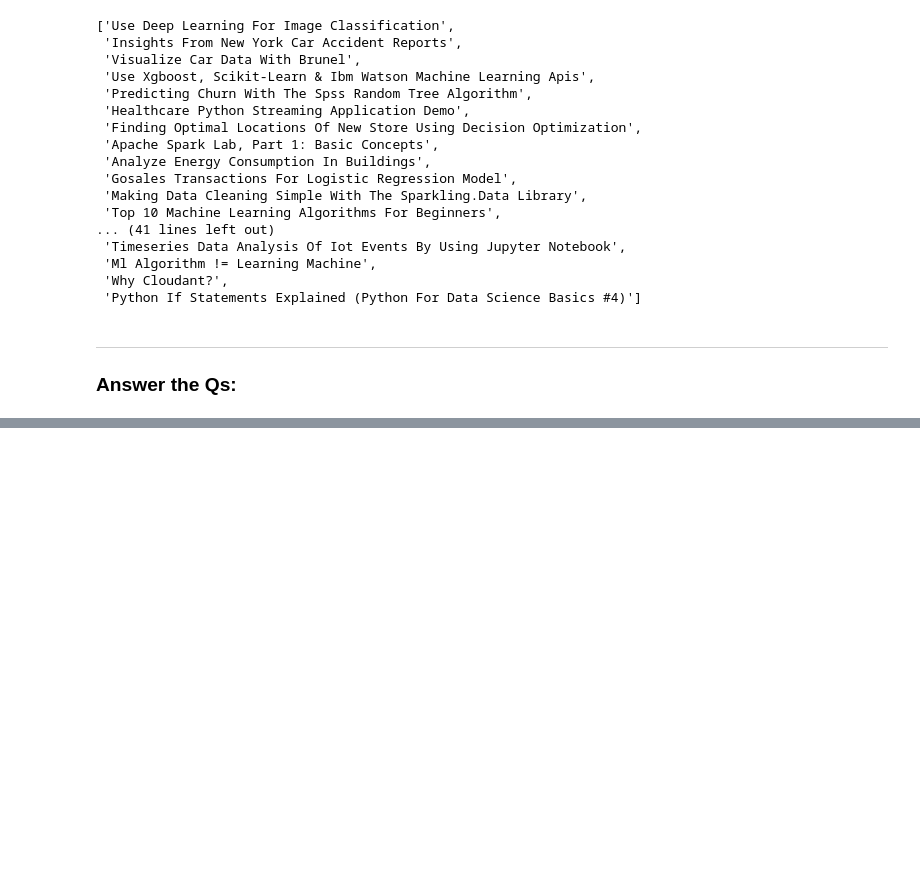
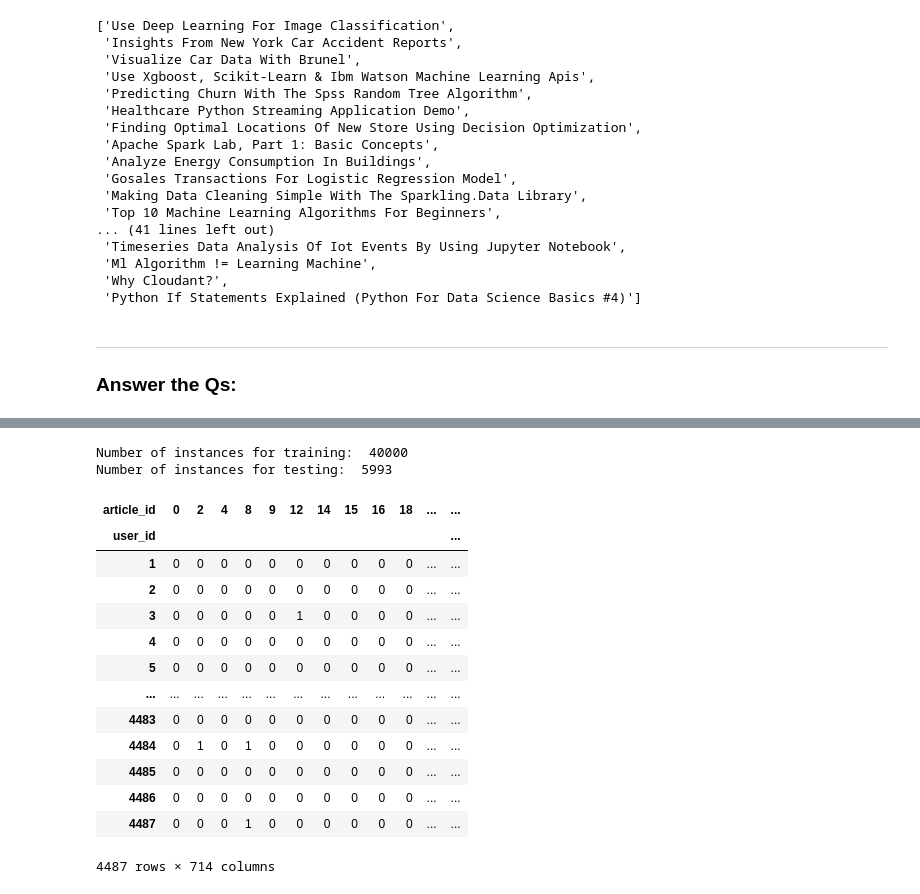
Before and after one commit to gilzero/project_recommendations_ibm, a Jupyter notebook: recommendations_ibm.ipynb, the cells around one changed output, grey strips where cells are left out. Drawn from its saved outputs; the diff is of its cells as text; code cells hidden in the pictures; blank space fills up the shorter version.

```diff
--- a/recommendations_ibm.ipynb
+++ b/recommendations_ibm.ipynb
@@ -2146,0 +2231,15 @@ Welcome, @[new user]! Here are some content you might be interested:
+# %%
+# Train | Test Spilt
+
+df_train = df.iloc[0:40000,:].copy()
+df_test = df.iloc[40000:,:].copy()
+
+
+df_train.article_id = df_train.article_id.astype(int)
+df_test.article_id = df_test.article_id.astype(int)
+
+print("Number of instances for training: ", df_train.shape[0])
+print("Number of instances for testing: ", df_test.shape[0])
+# %% [output]
+Number of instances for training:  40000
+Number of instances for testing:  5993
@@ -2146,0 +2272,17 @@ Welcome, @[new user]! Here are some content you might be interested:
+# %%
+user_item_train
+# %% [output]
+| article_id | 0 | 2 | 4 | 8 | 9 | 12 | 14 | 15 | 16 | 18 | ... | ... |
+| user_id |  |  |  |  |  |  |  |  |  |  |  | ... |
+| 1 | 0 | 0 | 0 | 0 | 0 | 0 | 0 | 0 | 0 | 0 | ... | ... |
+| 2 | 0 | 0 | 0 | 0 | 0 | 0 | 0 | 0 | 0 | 0 | ... | ... |
+| 3 | 0 | 0 | 0 | 0 | 0 | 1 | 0 | 0 | 0 | 0 | ... | ... |
+| 4 | 0 | 0 | 0 | 0 | 0 | 0 | 0 | 0 | 0 | 0 | ... | ... |
+| 5 | 0 | 0 | 0 | 0 | 0 | 0 | 0 | 0 | 0 | 0 | ... | ... |
+| ... | ... | ... | ... | ... | ... | ... | ... | ... | ... | ... | ... | ... |
+| 4483 | 0 | 0 | 0 | 0 | 0 | 0 | 0 | 0 | 0 | 0 | ... | ... |
+| 4484 | 0 | 1 | 0 | 1 | 0 | 0 | 0 | 0 | 0 | 0 | ... | ... |
+| 4485 | 0 | 0 | 0 | 0 | 0 | 0 | 0 | 0 | 0 | 0 | ... | ... |
+| 4486 | 0 | 0 | 0 | 0 | 0 | 0 | 0 | 0 | 0 | 0 | ... | ... |
+| 4487 | 0 | 0 | 0 | 1 | 0 | 0 | 0 | 0 | 0 | 0 | ... | ... |
+4487 rows × 714 columns
```
Also changed, not shown: parts of 37 cells of this notebook.
